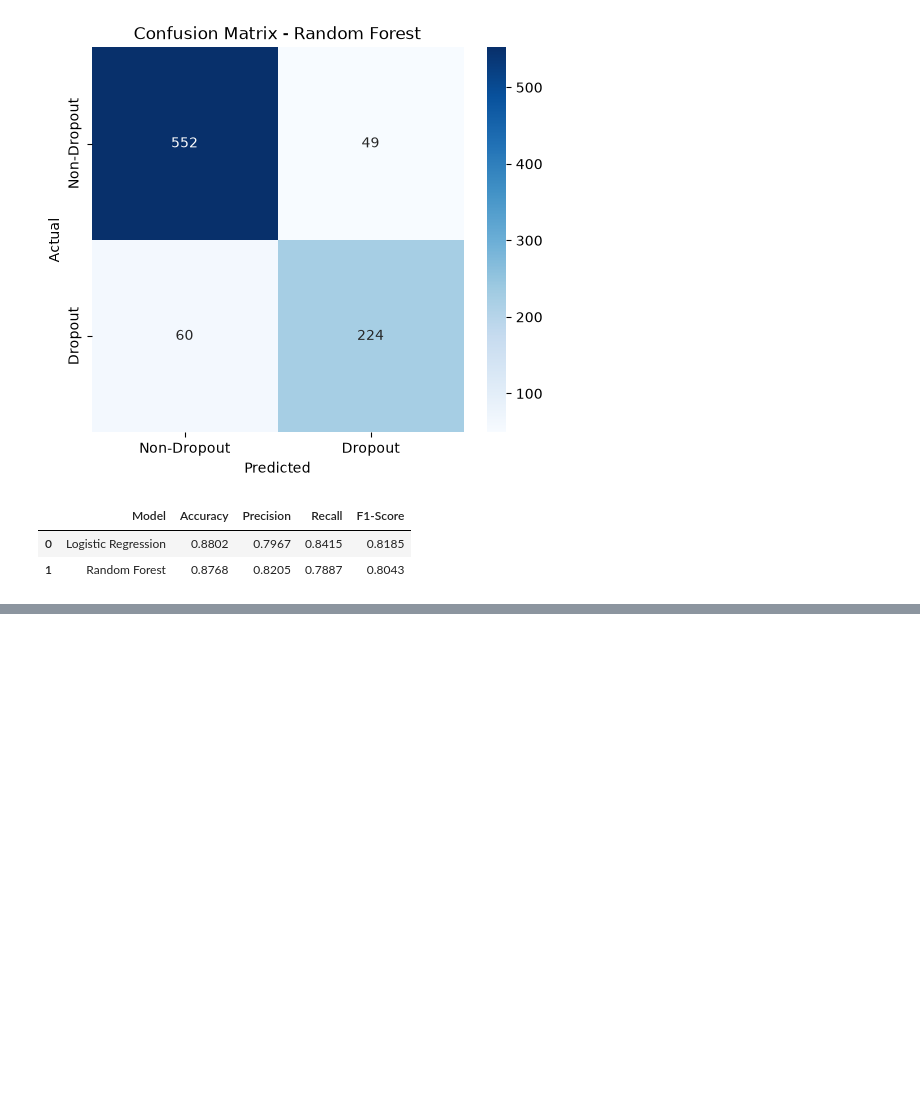
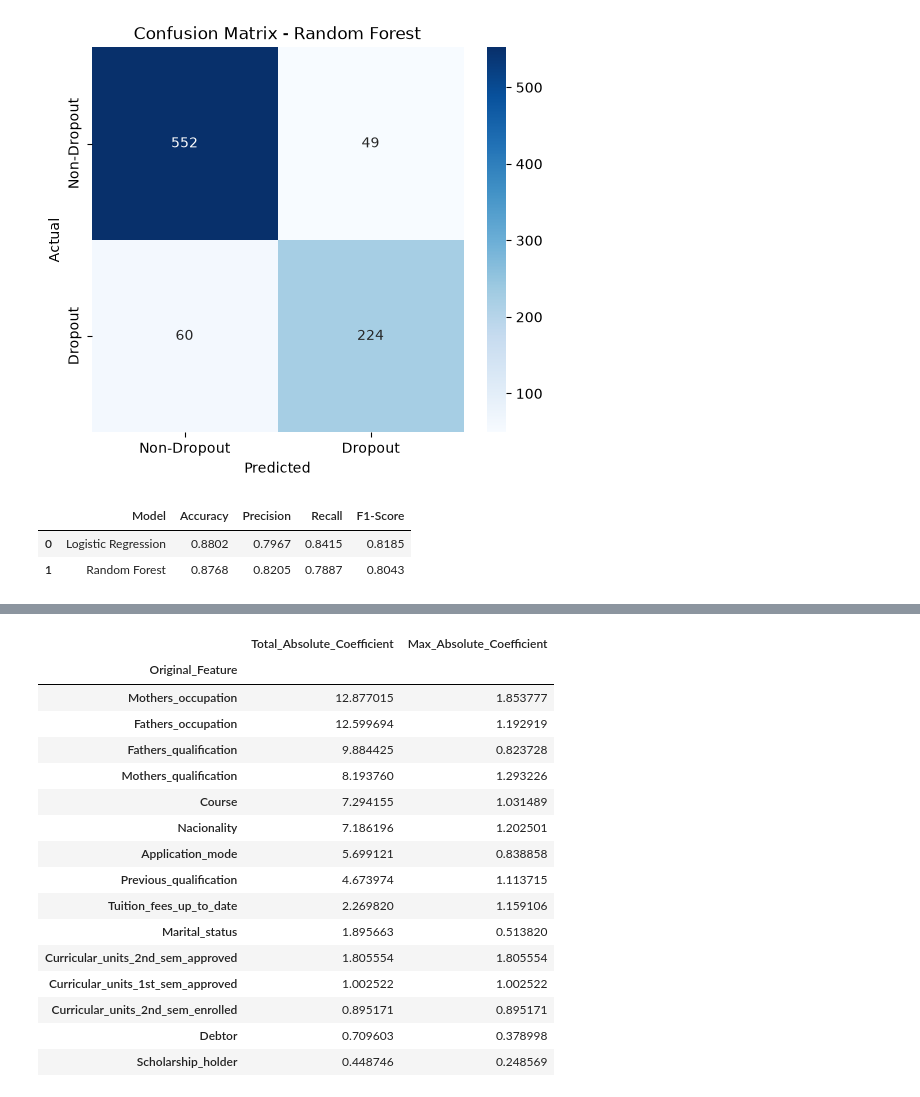
Before and after one commit to aeiprsty/institusi-pendidikan-perguruan-JJI, a Jupyter notebook: notebook.ipynb, the cells around one changed output, grey strips where cells are left out. Saved outputs shown, nothing was run; the diff lists cells and outputs as text; code cells hidden in the pictures; blank space fills up the shorter version.

```diff
--- a/notebook.ipynb
+++ b/notebook.ipynb
@@ -770,0 +841,51 @@ model_comparison.round(4)
+# %%
+def get_original_feature(feature_name):
+    if feature_name.startswith("num__"):
+        return feature_name.replace("num__", "")
+
+    if feature_name.startswith("cat__"):
+        feature_name = feature_name.replace("cat__", "")
+
+        for feature in categorical_features:
+            if feature_name.startswith(feature + "_"):
+                return feature
+
+    return feature_name
+
+
+feature_importance["Original_Feature"] = (
+    feature_importance["Feature"].apply(get_original_feature)
+)
+# %%
+aggregated_importance = (
+    feature_importance
+    .groupby("Original_Feature")
+    .agg(
+        Total_Absolute_Coefficient=("Abs_Coefficient", "sum"),
+        Max_Absolute_Coefficient=("Abs_Coefficient", "max")
+    )
+    .sort_values(
+        "Total_Absolute_Coefficient",
+        ascending=False
+    )
+)
+
+aggregated_importance.head(15)
+# %% [output]
+|  | Total_Absolute_Coefficient | Max_Absolute_Coefficient |
+| Original_Feature |  |  |
+| Mothers_occupation | 12.877015 | 1.853777 |
+| Fathers_occupation | 12.599694 | 1.192919 |
+| Fathers_qualification | 9.884425 | 0.823728 |
+| Mothers_qualification | 8.193760 | 1.293226 |
+| Course | 7.294155 | 1.031489 |
+| Nacionality | 7.186196 | 1.202501 |
+| Application_mode | 5.699121 | 0.838858 |
+| Previous_qualification | 4.673974 | 1.113715 |
+| Tuition_fees_up_to_date | 2.269820 | 1.159106 |
+| Marital_status | 1.895663 | 0.513820 |
+| Curricular_units_2nd_sem_approved | 1.805554 | 1.805554 |
+| Curricular_units_1st_sem_approved | 1.002522 | 1.002522 |
+| Curricular_units_2nd_sem_enrolled | 0.895171 | 0.895171 |
+| Debtor | 0.709603 | 0.378998 |
+| Scholarship_holder | 0.448746 | 0.248569 |
```
Also changed, not shown: parts of 14 cells of this notebook, 6 other files.
